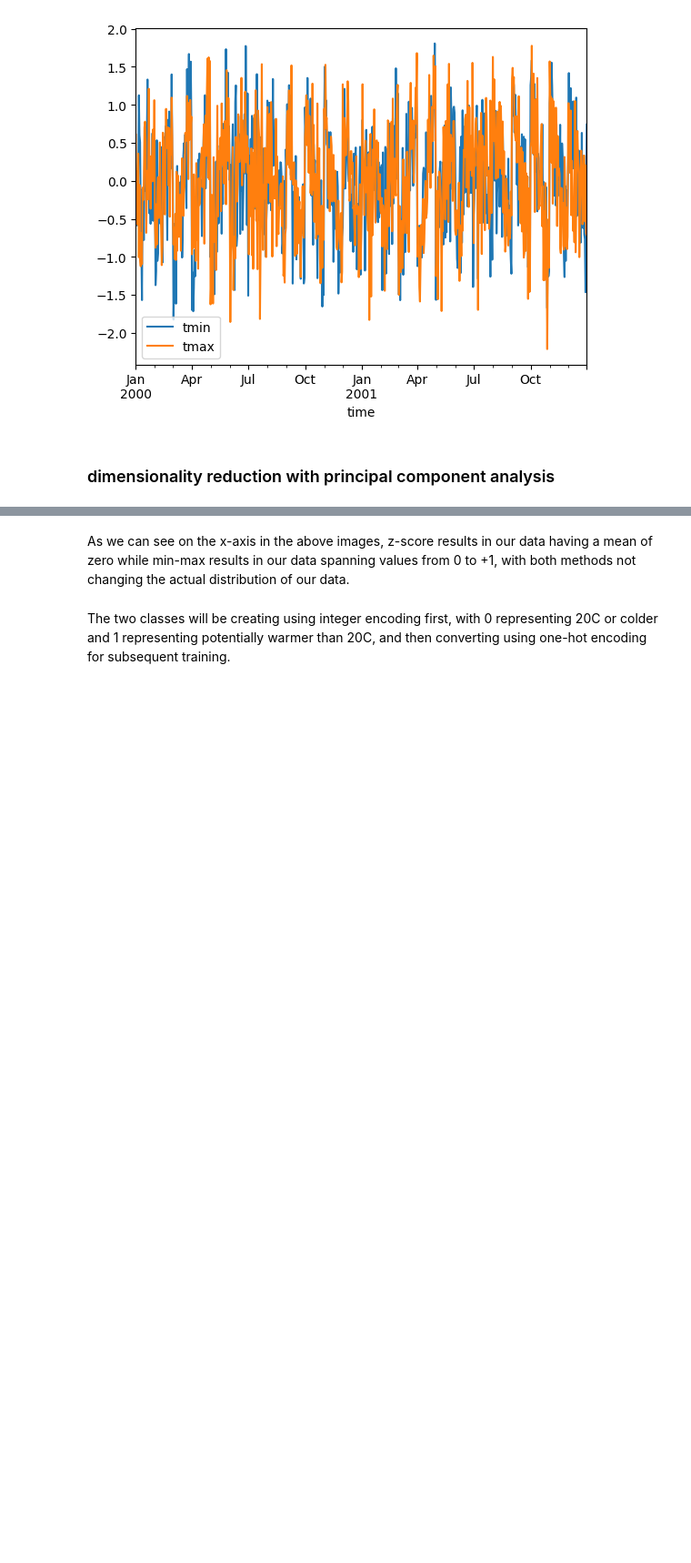
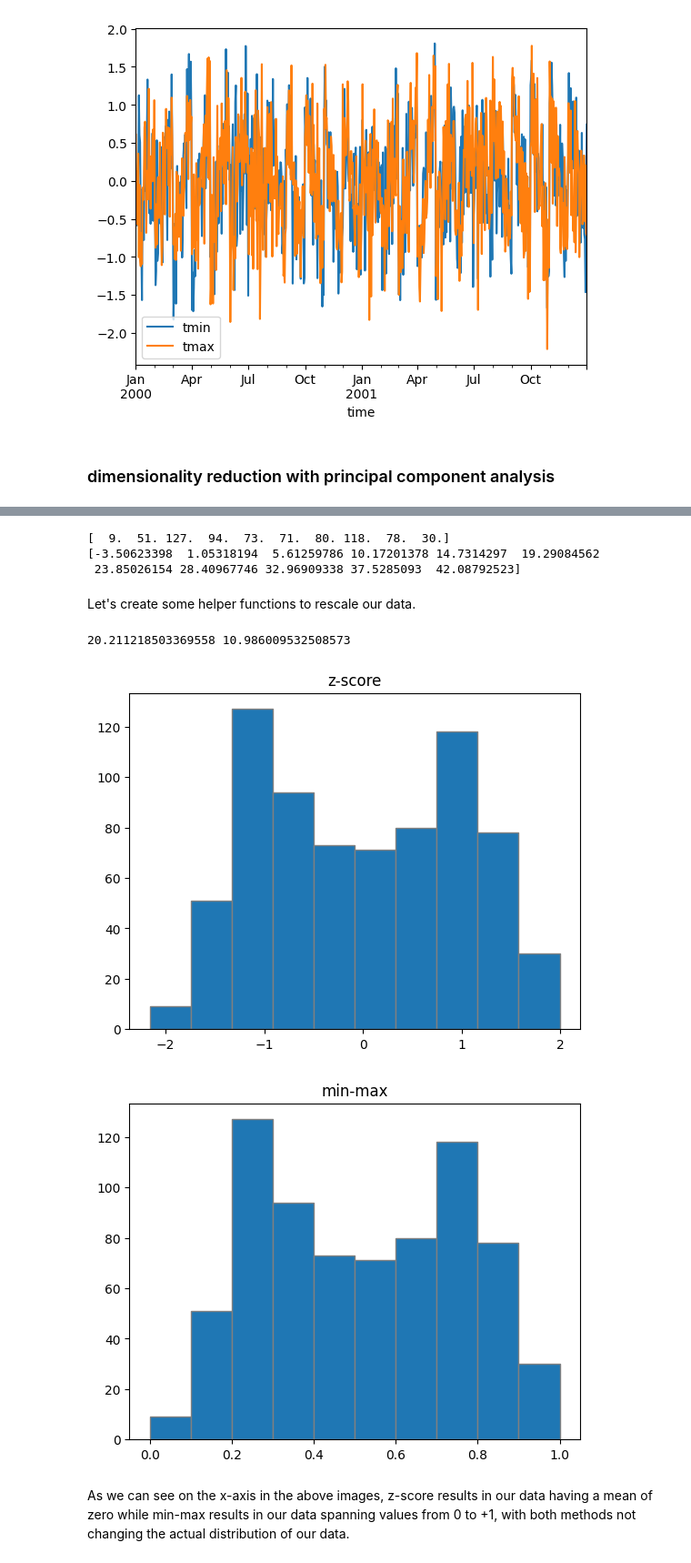
Before and after one commit to mariajmolina/UMDAOSC650, a Jupyter notebook: data_processing.ipynb, the cells around one changed output, grey strips where cells are left out. Shown at 91% size. Saved outputs shown, nothing was run; the diff lists cells and outputs as text; code cells hidden in the pictures; blank space fills up the shorter version.

```diff
--- a/data_processing.ipynb
+++ b/data_processing.ipynb
@@ -266,23 +203,0 @@ array([-3.50623398,  1.05318194,  5.61259786, 10.17201378, 14.7314297 ,
-# %%
-def z_score(da):
-    """ Compute z-score for training data.
-    Normalizing data for ML model training.
-    Args: da (array): Array of training variable. """
-    return (da - np.mean(da)) / np.std(da)
-
-def min_max_scale(da):
-    """ Scale training data by minimum and maximum values.
-    Args: da (array): Array of training variable. """
-    return (da - np.min(da)) / (np.max(da) - np.min(da))
-# %%
-def z_score(da):
-    """ Compute z-score for training data.
-    Normalizing data for ML model training.
-    Args: da (array): Array of training variable. """
-    return (da - np.mean(da)) / np.std(da), np.mean(da), np.std(da)
-
-def z_score_test(da, mn, std):
-    """ Compute z-score for training data.
-    Normalizing data for ML model training.
-    Args: da (array): Array of training variable. """
-    return (da - mn) / std
@@ -326,0 +259,12 @@ def random_split(data, label, split=0.3, seed=0):
+# %%
+# matplotlib bins things for us nicely!
+# we can see these values... what is the frequency per bin?
+print(freq[0])
+# what is the range of the bins?
+print(freq[1])
+# %% [output]
+[  9.  51. 127.  94.  73.  71.  80. 118.  78.  30.]
+[-3.50623398  1.05318194  5.61259786 10.17201378 14.7314297  19.29084562
+ 23.85026154 28.40967746 32.96909338 37.5285093  42.08792523]
+# %% [markdown]
+Let's create some helper functions to rescale our data.
@@ -327,4 +309,20 @@ def random_split(data, label, split=0.3, seed=0):
+# %%
+# apply zscore to first location's tmax
+zscore, mn, std = z_score(ds['tmax'].isel(location=0))
+print(mn.values, std.values)
+# %% [output]
+20.211218503369558 10.986009532508573
+# %%
+# notice that the rescaling just modifies the x-axis values
+plt.hist(z_score(ds['tmax'].isel(location=0))[0], edgecolor='grey')
+plt.title('z-score')
+plt.show()
+
+plt.hist(min_max_scale(ds['tmax'].isel(location=0))[0], edgecolor='grey')
+plt.title('min-max')
+plt.show()
+# %% [output]
+[figure, added]
+[figure, added]
 # %% [markdown]
 As we can see on the x-axis in the above images, z-score results in our data having a mean of zero while min-max results in our data spanning values from 0 to +1, with both methods not changing the actual distribution of our data.
-# %% [markdown]
-The two classes will be creating using integer encoding first, with 0 representing 20C or colder and 1 representing potentially warmer than 20C, and then converting using one-hot encoding for subsequent training.
```
Also changed, not shown: parts of 81 cells of this notebook.
